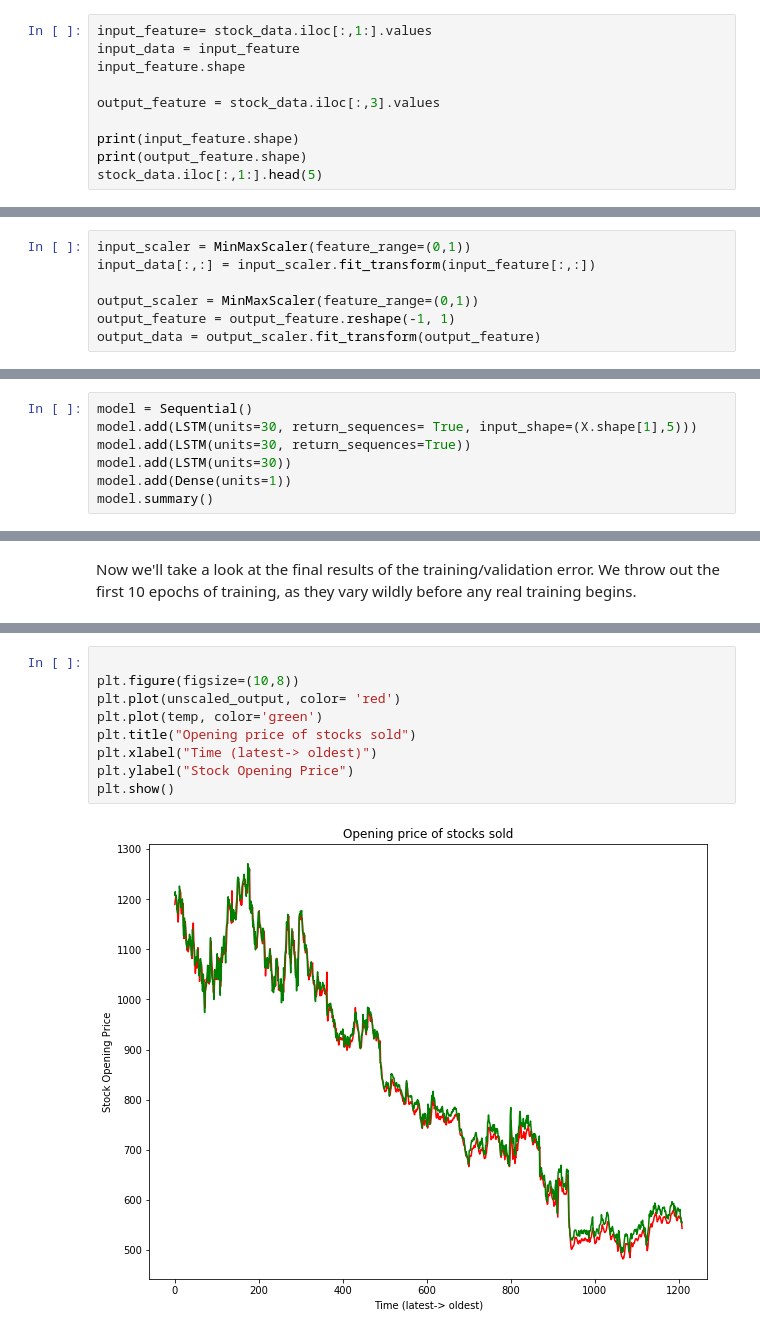
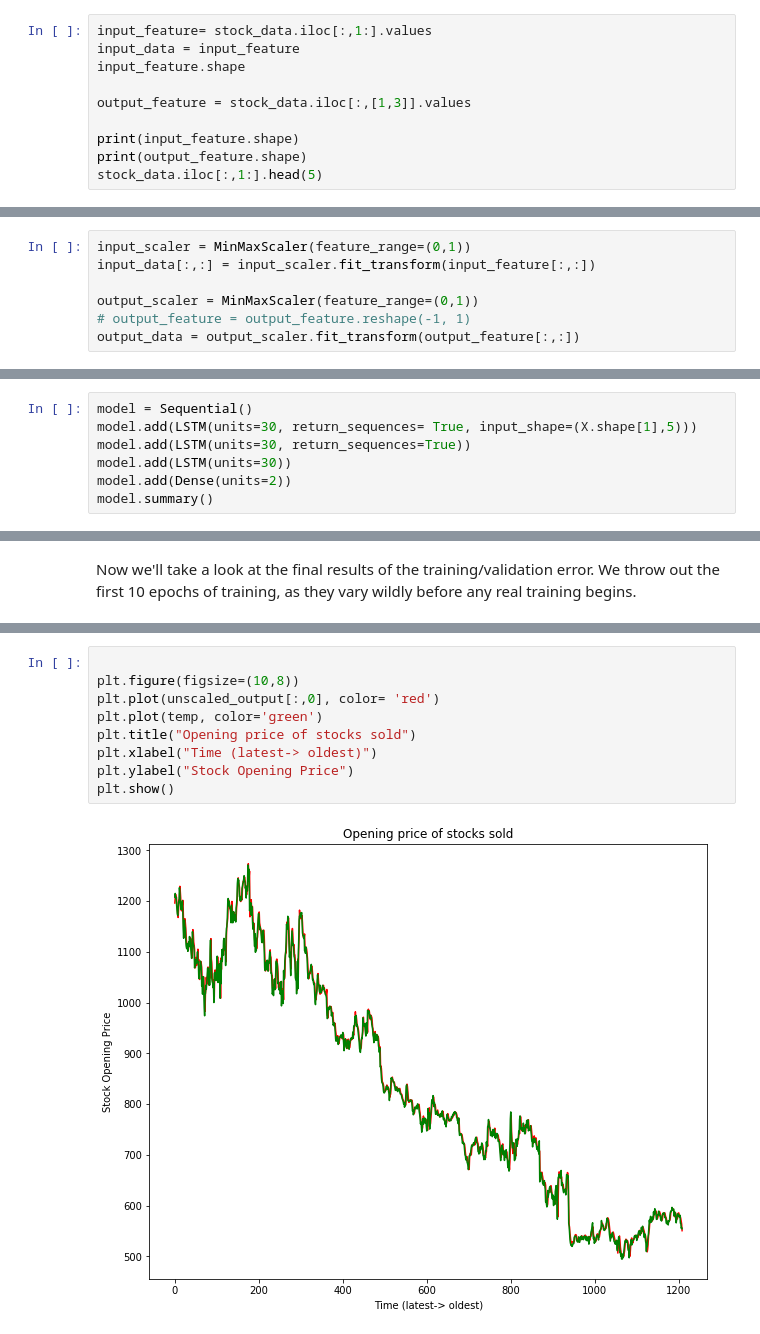
Before and after one commit to HSV-AI/presentations, a Jupyter notebook: 2019/190626_RNN_TimeSeries_Part3.ipynb, the cells around one changed output, grey strips where cells are left out. Saved outputs shown, nothing was run; the diff lists cells and outputs as text.

```diff
--- a/2019/190626_RNN_TimeSeries_Part3.ipynb
+++ b/2019/190626_RNN_TimeSeries_Part3.ipynb
@@ -69,7 +67,7 @@ input_feature= stock_data.iloc[:,1:].values
 input_data = input_feature
 input_feature.shape
 
-output_feature = stock_data.iloc[:,3].values
+output_feature = stock_data.iloc[:,[1,3]].values
 
 print(input_feature.shape)
 print(output_feature.shape)
@@ -106,8 +104,8 @@ input_scaler = MinMaxScaler(feature_range=(0,1))
 input_data[:,:] = input_scaler.fit_transform(input_feature[:,:])
 
 output_scaler = MinMaxScaler(feature_range=(0,1))
-output_feature = output_feature.reshape(-1, 1)
-output_data = output_scaler.fit_transform(output_feature)
+# output_feature = output_feature.reshape(-1, 1)
+output_data = output_scaler.fit_transform(output_feature[:,:])
 # %%
 lookback= 50
 
@@ -133,6 +132,6 @@ model = Sequential()
 model.add(LSTM(units=30, return_sequences= True, input_shape=(X.shape[1],5)))
 model.add(LSTM(units=30, return_sequences=True))
 model.add(LSTM(units=30))
-model.add(Dense(units=1))
+model.add(Dense(units=2))
 model.summary()
 # %% [output]
@@ -322,11 +318,11 @@ temp = np.array(stock_data.open[lookback:-1]).reshape(-1,1)
 # %%
 
 plt.figure(figsize=(10,8))
-plt.plot(unscaled_output, color= 'red')
+plt.plot(unscaled_output[:,0], color= 'red')
 plt.plot(temp, color='green')
 plt.title("Opening price of stocks sold")
 plt.xlabel("Time (latest-> oldest)")
 plt.ylabel("Stock Opening Price")
 plt.show()
 # %% [output]
-[figure, old version]
+[figure, new version]
```
Also changed, not shown: parts of 8 cells of this notebook.
